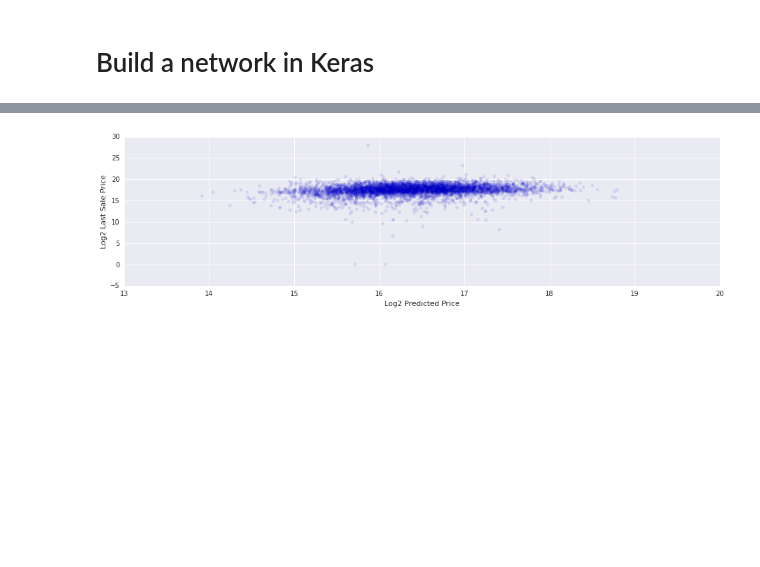
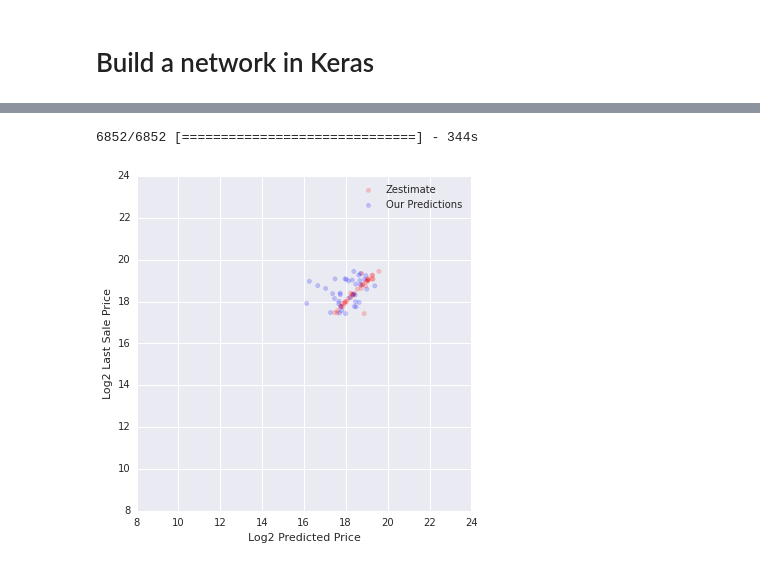
Before and after one commit to jeffschecter/sandbox, a Jupyter notebook: zillow/zillow.ipynb, the cells around one changed output, grey strips where cells are left out. Drawn from its saved outputs; the diff is of its cells as text; code cells hidden in the pictures; blank space fills up the shorter version.

```diff
--- a/zillow/zillow.ipynb
+++ b/zillow/zillow.ipynb
@@ -87,14 +117,16 @@ def ConvolutionalRegressor():
 # %%
-cr = ConvolutionalRegressor()
+cr = ConvolutionalRegressor(max(region_encoder.values()) + 1)
 # %%
-cr.compile(optimizer="adam", loss="mae")
+cr.compile(optimizer="adam", loss="mse")
 # %%
 cr_history = cr.fit(
-    np.array(df.image.tolist()),
-    np.array(np.log2(df.last_sold)),
+    [np.array(train_df.image.tolist()), np.array(train_df.region_code)],
+    np.array(np.log2(train_df.last_sold)),
     batch_size=16,
     nb_epoch=5,
     verbose=1,
-    validation_split=0.1,
+    validation_data=(
+        [np.array(test_df.image.tolist()), np.array(test_df.region_code)],
+        np.array(np.log2(test_df.last_sold))),
     shuffle=True)
 # %% [output]
@@ -103,9 +144,25 @@ Epoch 1/5
 # %%
-df["predictions"] = cr.predict(np.array(df.image.tolist()))
+df["predictions"] = cr.predict(
+    [np.array(df.image.tolist()), np.array(df.region_code)],
+    verbose=1)
+# %% [output]
+6852/6852 [==============================] - 344s
-# %%
-plt.scatter(df.predictions, np.log2(df.last_sold), alpha=0.1)
-plt.xlabel("Log2 Predicted Price")
-plt.ylabel("Log2 Last Sale Price")
-plt.show()
-# %% [output]
-[figure, removed]
+# %%
+test_df.loc[test_ixs, "predictions"] = df.iloc[test_ixs].predictions
+target_df = test_df
+
+figsize(6, 6)
+plt.scatter(
+    np.log2(target_df.zestimate), np.log2(target_df.last_sold),
+    alpha=0.2, color="red", label="Zestimate")
+plt.scatter(
+    target_df.predictions, np.log2(target_df.last_sold),
+    alpha=0.2, color="blue", label="Our Predictions")
+plt.xlabel("Log2 Predicted Price")
+plt.ylabel("Log2 Last Sale Price")
+plt.xlim(8, 24)
+plt.ylim(8, 24)
+plt.legend()
+plt.show()
+# %% [output]
+[figure, added]
```
Also changed, not shown: parts of 6 cells of this notebook, 3 other files.
